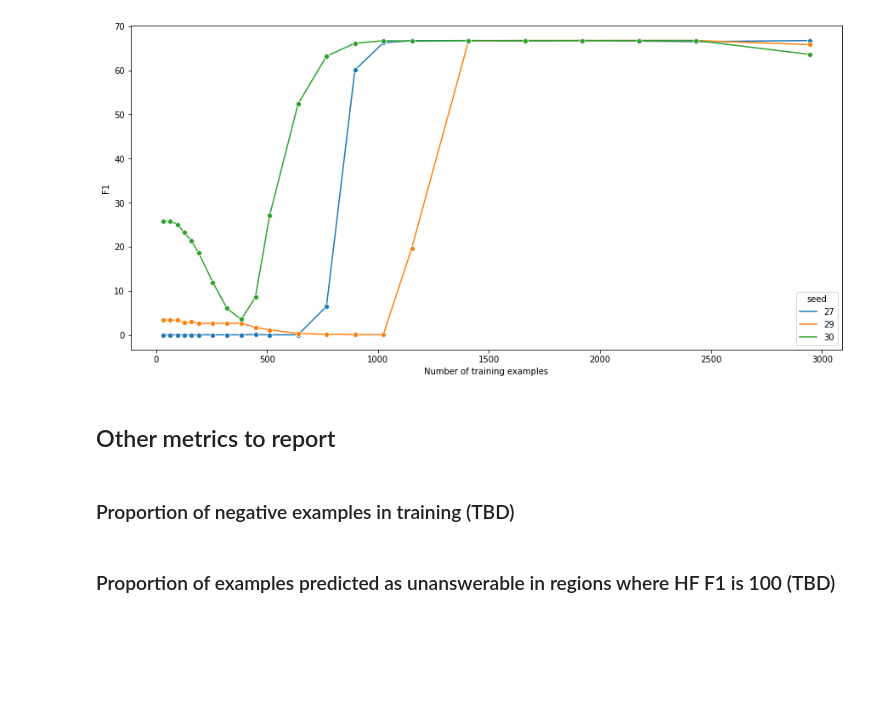
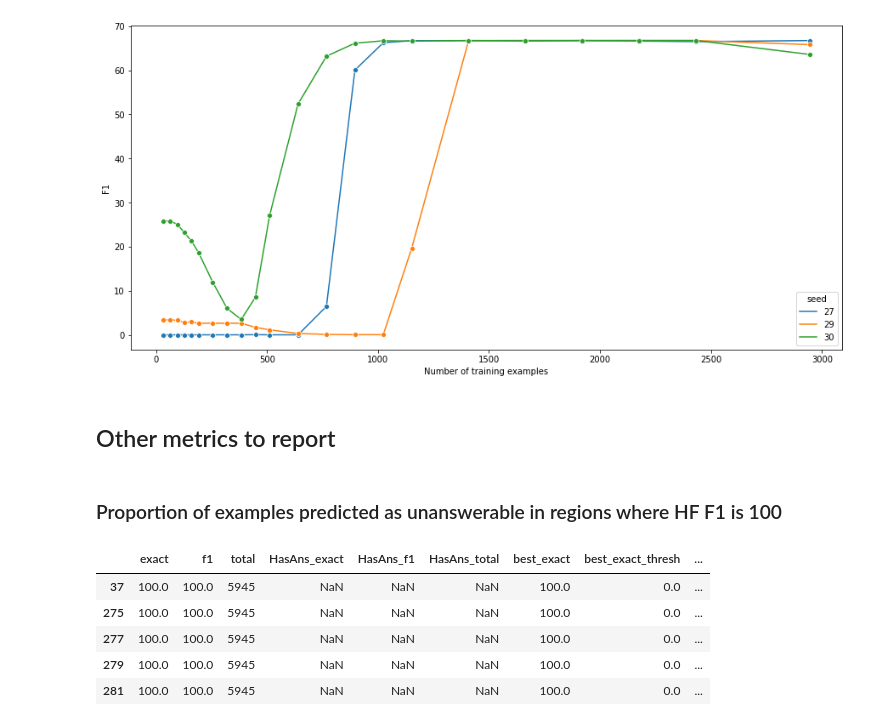
Before and after one commit to stevieg3/when-do-reading-comprehension-models-learn, a Jupyter notebook: notebooks/final_plots/01 squadv2-UnansAns.ipynb, the cells around one changed output. Saved outputs shown, nothing was run; the diff lists cells and outputs as text; code cells hidden in the pictures; blank space fills up the shorter version.

```diff
--- a/notebooks/final_plots/01 squadv2-UnansAns.ipynb
+++ b/notebooks/final_plots/01 squadv2-UnansAns.ipynb
@@ -234,7 +234,14 @@ plt.show()
 [figure]
 # %% [markdown]
 ## Other metrics to report
-# %% [markdown]
-### Proportion of negative examples in training (TBD)
 # %% [markdown]
-### Proportion of examples predicted as unanswerable in regions where HF F1 is 100 (TBD)
+### Proportion of examples predicted as unanswerable in regions where HF F1 is 100
+# %%
+metrics_by_cat[(metrics_by_cat['unanswerable'] == 1) & (metrics_by_cat['f1'] == 100)].head()
+# %% [output]
+|  | exact | f1 | total | HasAns_exact | HasAns_f1 | HasAns_total | best_exact | best_exact_thresh | ... |
+| 37 | 100.0 | 100.0 | 5945 | NaN | NaN | NaN | 100.0 | 0.0 | ... |
+| 275 | 100.0 | 100.0 | 5945 | NaN | NaN | NaN | 100.0 | 0.0 | ... |
+| 277 | 100.0 | 100.0 | 5945 | NaN | NaN | NaN | 100.0 | 0.0 | ... |
+| 279 | 100.0 | 100.0 | 5945 | NaN | NaN | NaN | 100.0 | 0.0 | ... |
+| 281 | 100.0 | 100.0 | 5945 | NaN | NaN | NaN | 100.0 | 0.0 | ... |
```
Also changed, not shown: parts of 5 cells of this notebook.
